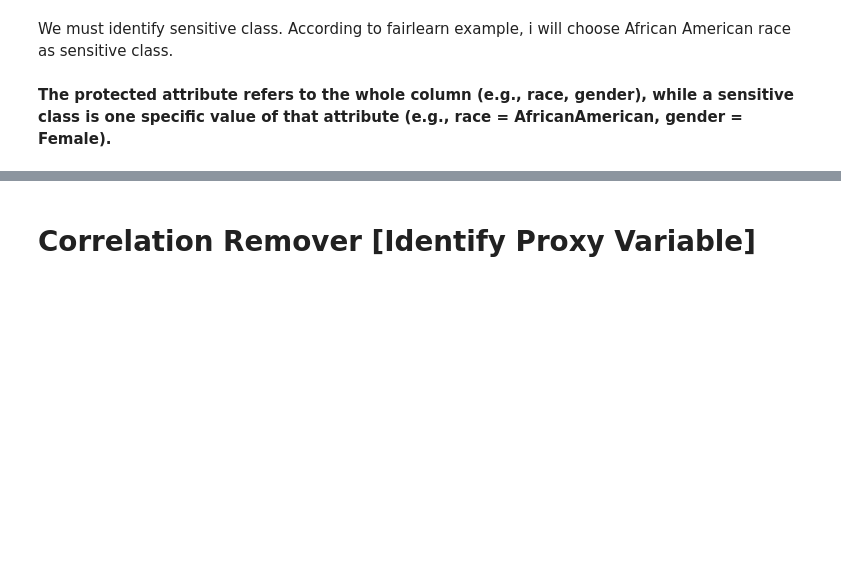
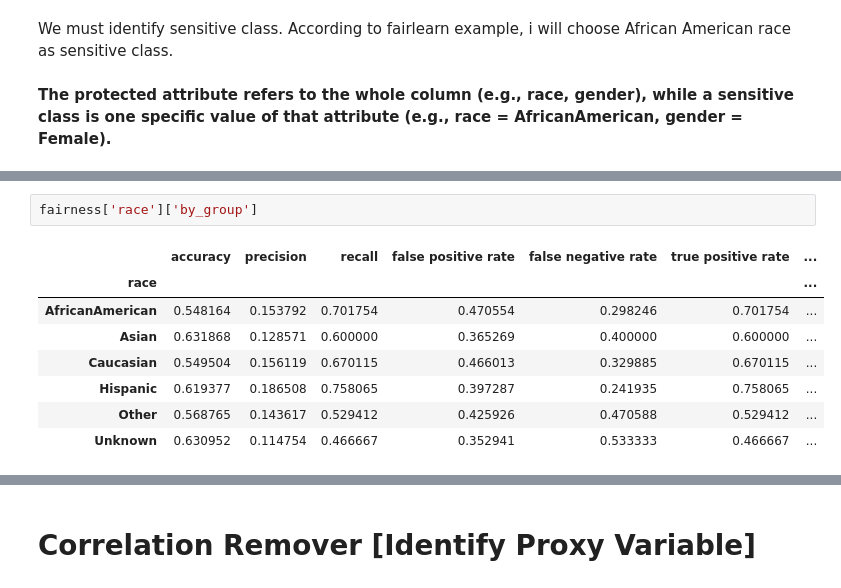
Before and after one commit to lidv94/bias-fairness, a Jupyter notebook: dev_fairlearn.ipynb, the cells around one changed output, grey strips where cells are left out. Drawn from its saved outputs; the diff is of its cells as text; blank space fills up the shorter version.

```diff
--- a/dev_fairlearn.ipynb
+++ b/dev_fairlearn.ipynb
@@ -372,0 +582,11 @@ According to fairlearn example, i will choose African American race as sensitive
+# %%
+fairness['race']['by_group']
+# %% [output]
+|  | accuracy | precision | recall | false positive rate | false negative rate | true positive rate | ... |
+| race |  |  |  |  |  |  | ... |
+| AfricanAmerican | 0.548164 | 0.153792 | 0.701754 | 0.470554 | 0.298246 | 0.701754 | ... |
+| Asian | 0.631868 | 0.128571 | 0.600000 | 0.365269 | 0.400000 | 0.600000 | ... |
+| Caucasian | 0.549504 | 0.156119 | 0.670115 | 0.466013 | 0.329885 | 0.670115 | ... |
+| Hispanic | 0.619377 | 0.186508 | 0.758065 | 0.397287 | 0.241935 | 0.758065 | ... |
+| Other | 0.568765 | 0.143617 | 0.529412 | 0.425926 | 0.470588 | 0.529412 | ... |
+| Unknown | 0.630952 | 0.114754 | 0.466667 | 0.352941 | 0.533333 | 0.466667 | ... |
```
Also changed, not shown: parts of 19 cells of this notebook.
